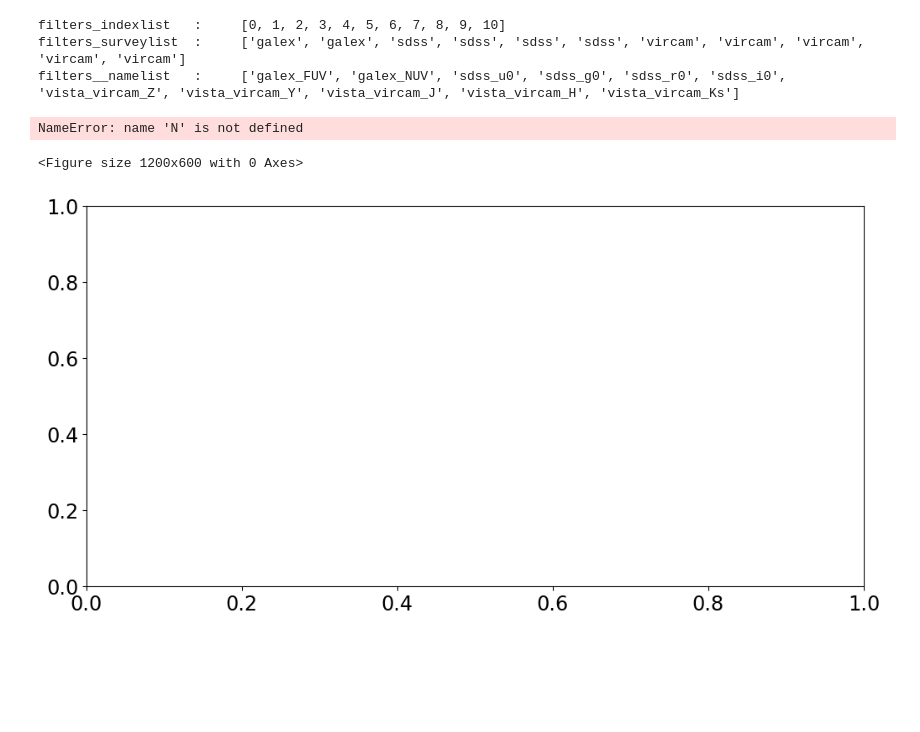
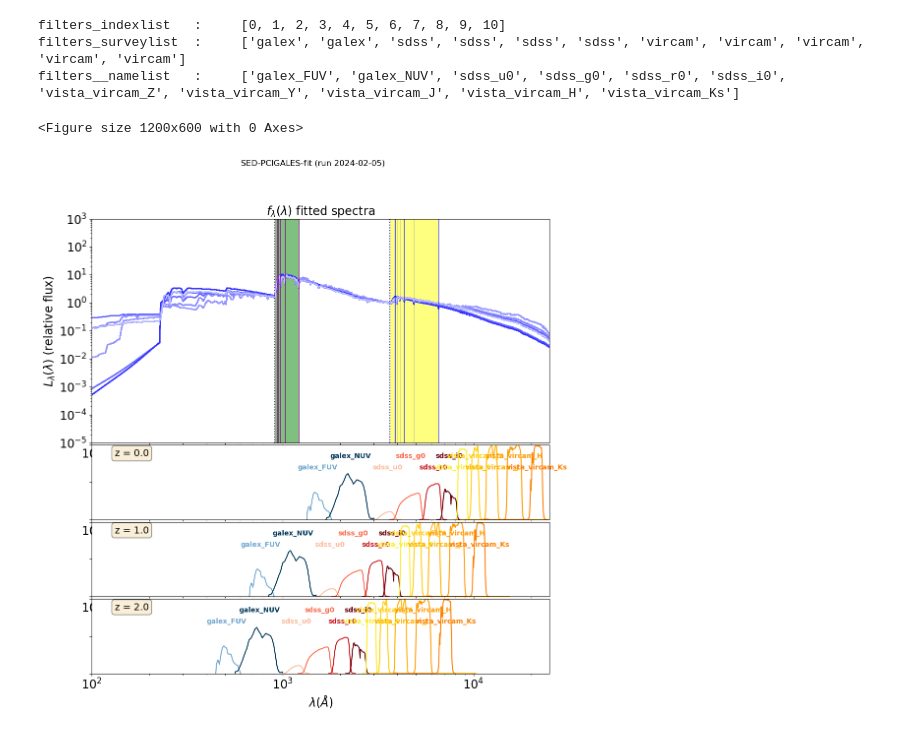
Before and after one commit to sylvielsstfr/Fors2pcigale, a Jupyter notebook: docs/notebooks/pcigale_runs/pcig_run_2024-02-05/ViewFittedPcigaleSSP.ipynb, the cells around one changed output. Cells and saved outputs as stored; diff of their text form; code cells hidden in the pictures; blank space fills up the shorter version.

```diff
--- a/docs/notebooks/pcigale_runs/pcig_run_2024-02-05/ViewFittedPcigaleSSP.ipynb
+++ b/docs/notebooks/pcigale_runs/pcig_run_2024-02-05/ViewFittedPcigaleSSP.ipynb
@@ -62,7 +88,7 @@ from fors2pcigale.filters import FilterInfo
 date = "2024-02-05"
 # previous date
 #date = "2023-11-27"
-suptitle = f"SED-DSPS-fit ({date})"
+suptitle = f"SED-PCIGALES-fit (run {date})"
 # %%
 input_path = "./"
 input_file = output_file_h5  = f"FittedSSPspectraPcigale_{date}.hdf5"
@@ -104,6 +130,9 @@ def plot_hydrogen_lines(ax):
     ax.axvspan(W_BALMER[0],W_BALMER[1],facecolor='yellow', alpha=0.5)
 # %%
 #title="redshifts for RXJ 0054.0-2823 : long_gal = 278.66° , lat_gal = -88.60°",ax=ax);
+# %%
+D4000MIN = 0.8
+D4000MAX = 2.0
 # %% [markdown]
 ## Read hdf5 file
 # %%
@@ -244,6 +276,8 @@ Text(0.5, 0.98, 'SED-DSPS-fit (2024-02-05)')
 fig, ax = plt.subplots(1, 1)
 __= ax.set_yscale('log')
 __= ax.set_xscale('log')
+
+all_D4000 = []
 
 for idx,key_sel in enumerate(list_of_keys_sorted):
 
@@ -264,6 +298,8 @@ for idx,key_sel in enumerate(list_of_keys_sorted):
     y_nodust = lum_stelunatt
     y_dust = lum_stelatt
 
+    D4000 = calc_ratio(x,y_nodust)
+    all_D4000.append(D4000)
 
     ax.plot(x,y_nodust,color=all_colors[idx])
 __= ax.set_xlim(100.,1e5)
@@ -278,4 +314,5 @@ ax.set_ylabel("$L_\\lambda(\lambda)$ W/nm")
 ax.set_title("$L_\\lambda(\lambda)$ fitted spectra in restframe")
 ax.grid()
 plt.suptitle(suptitle)
+all_D4000 = np.array(all_D4000)
 # %% [output]
@@ -386,0 +492,9 @@ Text(0.5, 0.98, 'SED-DSPS-fit (2024-02-05)')
+# %%
+bwr_map = plt.get_cmap('bwr')
+reversed_map = bwr_map.reversed()
+#cNorm = colors.Normalize(vmin=np.log10(all_fractions).min(), vmax=np.log10(all_fractions).max())
+#scalarMap = cmx.ScalarMappable(norm=cNorm, cmap=reversed_map)
+#all_colors = scalarMap.to_rgba(np.log10(all_fractions), alpha=1)
+cNorm = colors.Normalize(vmin=D4000MIN, vmax=D4000MAX)
+scalarMap = cmx.ScalarMappable(norm=cNorm, cmap=bwr_map)
+all_colors = scalarMap.to_rgba(all_D4000, alpha=1)
@@ -448,13 +630,14 @@ ax.set_title("$f_\\lambda(\lambda)$ fitted spectra")
 ax.set_ylim(1e-5,1e3)
 plot_hydrogen_lines(ax)
 
+# INSET
+#inset_ax = inset_axes(ax,
+#                    width="30%", # width = 30% of parent_bbox
+#                    height="30%", # height : 1 inch
+#                    loc=2)
+#df["zobs"].plot(kind='hist', bins=30,range=(0,1.5),facecolor="b",xlabel="z_obs",ylabel="",
+#                title="redshifts for RXJ 0054.0-2823",ax=inset_ax);
 
-inset_ax = inset_axes(ax,
-                    width="30%", # width = 30% of parent_bbox
-                    height="30%", # height : 1 inch
-                    loc=2)
-df["zobs"].plot(kind='hist', bins=30,range=(0,1.5),facecolor="b",xlabel="z_obs",ylabel="",
-                title="redshifts for RXJ 0054.0-2823",ax=inset_ax);
 #left, bottom, width, height = [0.45, 0.2, 0.25, 0.25]
 #ax2 = fig.add_axes([left, bottom, width, height])
 #df["zobs"].plot(kind='hist', bins=30,range=(0,1.5),facecolor="b",xlabel="z_obs",
@@ -465,33 +648,33 @@ for idx,redshift in enumerate([0.,1.,2.]):
 
     textstr = f"z = {redshift:.1f}"
     props = dict(boxstyle='round', facecolor='wheat', alpha=0.5)
 
     ax3 = fig.add_subplot(gs[1+idx], sharex=ax)
     plt.setp(ax3.get_yticklabels(), visible=False)
     ax3.text(0.05, 0.95, textstr, transform=ax3.transAxes, fontsize=14,verticalalignment='top', bbox=props)
 
 
 
     # loop on filters
     for index in ps.filters_indexlist:
         the_name = ps.filters_namelist[index]
         the_filt = ps.filters_transmissionlist[index]
         the_norm = ps.filters_transmissionnormlist[index]
         the_wlmean = the_filt.wave_mean
         the_color = ps.filters_colorlist[index]
         the_transmission =the_filt.transmission/the_norm
         ax3.plot(the_filt.wavelength/(1+redshift),the_transmission,color=the_color)
 
         if index%2 ==0:
             ax3.text(the_wlmean/(1+redshift), 0.7, the_name,horizontalalignment='center',verticalalignment='center',color=the_color,fontweight="bold")
         else:
             ax3.text(the_wlmean/(1+redshift), 0.85, the_name,horizontalalignment='center',verticalalignment='center',color=the_color,fontweight="bold")
 
     __=ax3.set_ylim(0.,1.)
+    ax3.set_xlabel("$\lambda (\\AA)$")
 
 plt.suptitle(suptitle)
 plt.tight_layout()
 # %% [output]
-NameError: name 'N' is not defined
+<Figure size 1200x600 with 0 Axes>
-<Figure size 1200x600 with 0 Axes>
-[figure, old version]
+[figure, new version]
```
Also changed, not shown: parts of 11 cells of this notebook, 3 other files.
